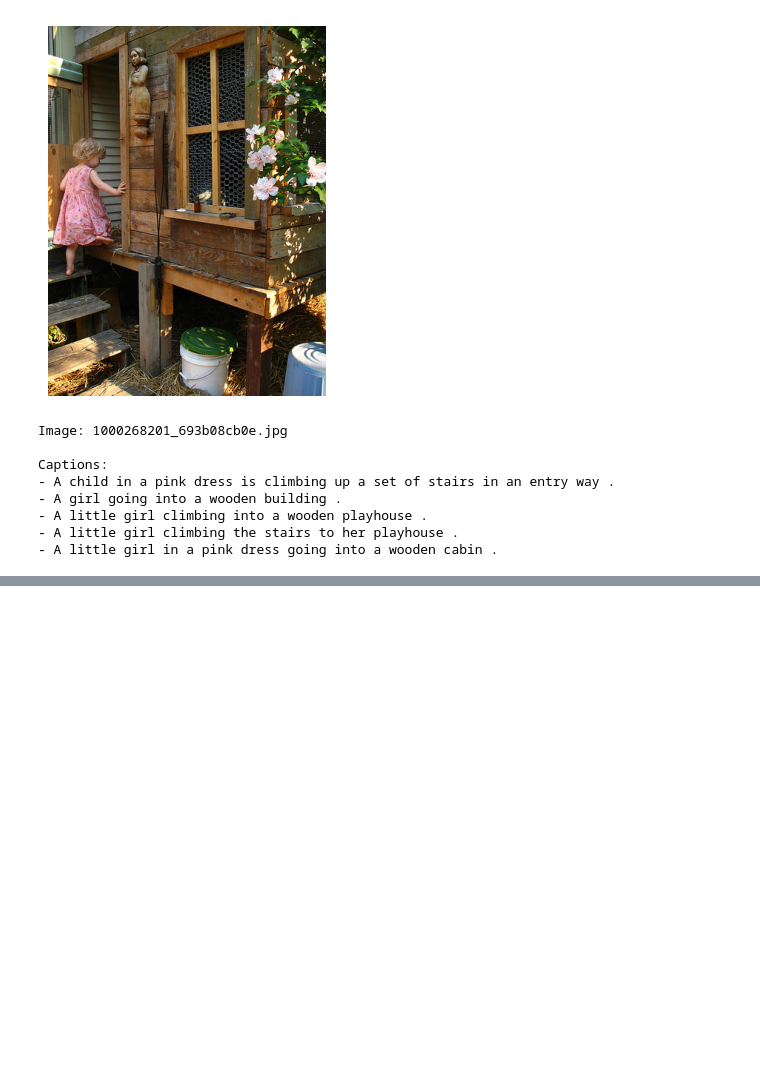
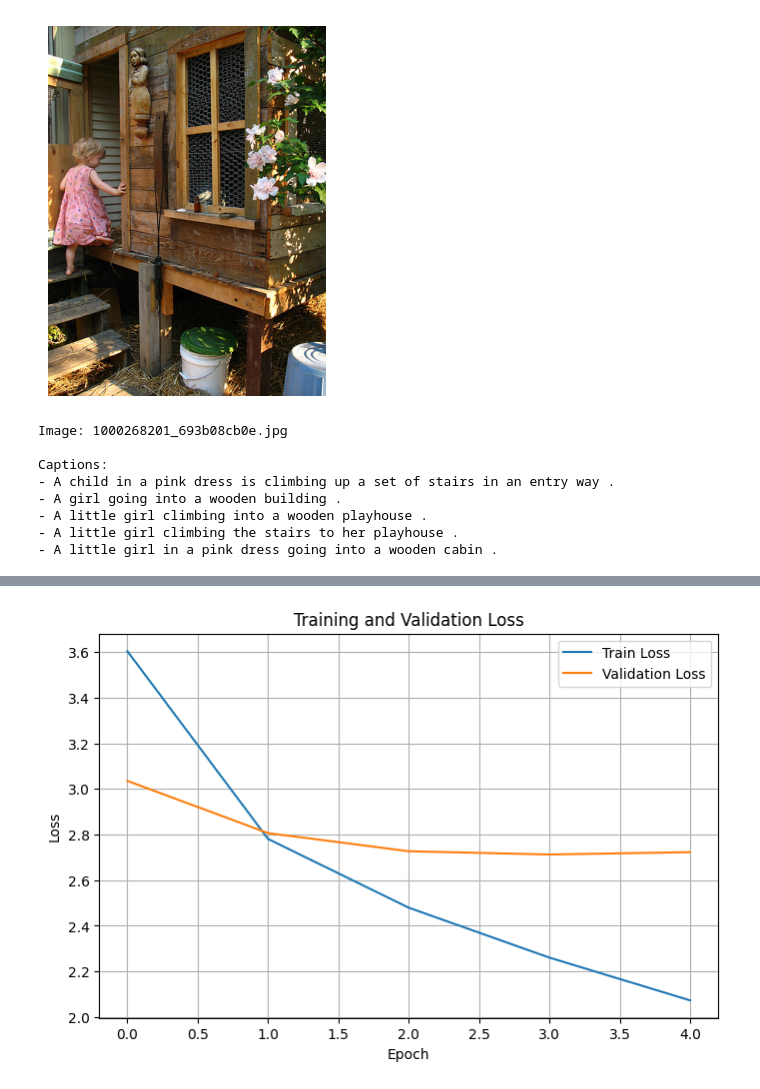
Before and after one commit to Ak1ra777/visual-storyteller, a Jupyter notebook: notebooks/data_and_training.ipynb, the cells around one changed output, grey strips where cells are left out. Cells and saved outputs as stored; diff of their text form; code cells hidden in the pictures; blank space fills up the shorter version.

```diff
--- a/notebooks/data_and_training.ipynb
+++ b/notebooks/data_and_training.ipynb
@@ -177,0 +843,31 @@ Captions:
+# %%
+ARTIFACT_DIR = Path("/content/drive/MyDrive/deep_learning_final/artifacts")
+ARTIFACT_DIR.mkdir(parents=True, exist_ok=True)
+
+EPOCHS = 5
+
+history = {
+    "train_loss": [],
+    "val_loss": []
+}
+
+best_val_loss = float("inf")
+
+for epoch in range(EPOCHS):
+    print(f"\nEpoch {epoch + 1}/{EPOCHS}")
+
+    train_loss = train_one_epoch(model, train_loader, criterion, optimizer, device)
+    val_loss = validate_one_epoch(model, val_loader, criterion, device)
+
+    history["train_loss"].append(train_loss)
+    history["val_loss"].append(val_loss)
+
+    print(f"Train Loss: {train_loss:.4f}")
+    print(f"Val Loss:   {val_loss:.4f}")
+
+    if val_loss < best_val_loss:
+        best_val_loss = val_loss
+
+        torch.save(model.state_dict(), ARTIFACT_DIR / "best_model.pt")
+
+        print("Saved new best model.")
@@ -177,0 +898,14 @@ Captions:
+# %%
+import matplotlib.pyplot as plt
+
+plt.figure(figsize=(8, 5))
+plt.plot(history["train_loss"], label="Train Loss")
+plt.plot(history["val_loss"], label="Validation Loss")
+plt.xlabel("Epoch")
+plt.ylabel("Loss")
+plt.title("Training and Validation Loss")
+plt.legend()
+plt.grid(True)
+plt.show()
+# %% [output]
+[figure, added]
```
Also changed, not shown: parts of 36 cells of this notebook.
